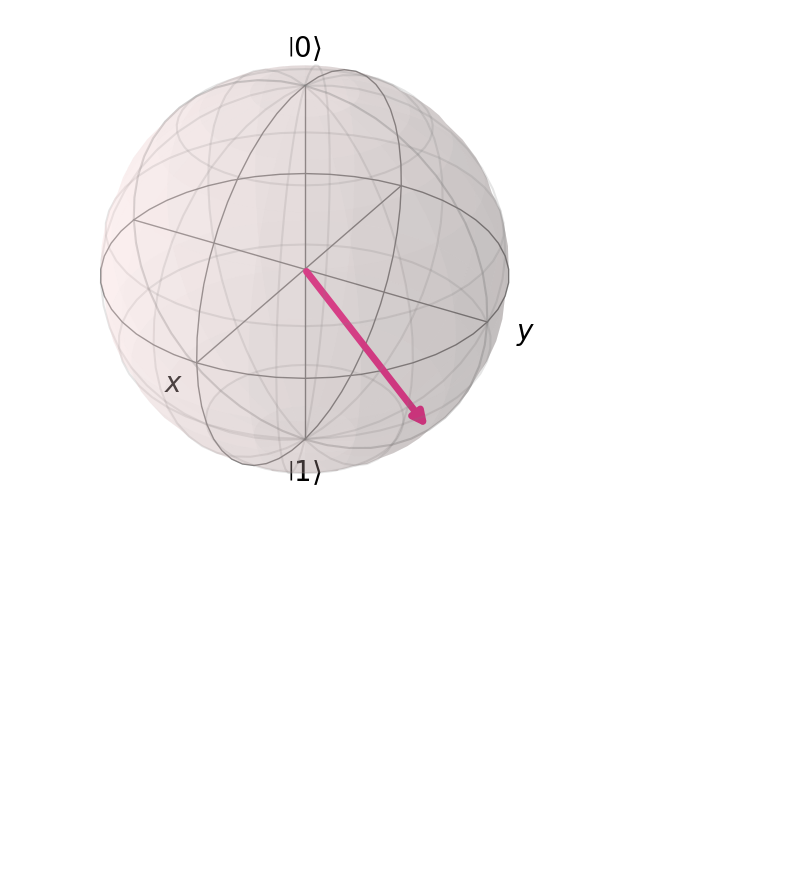
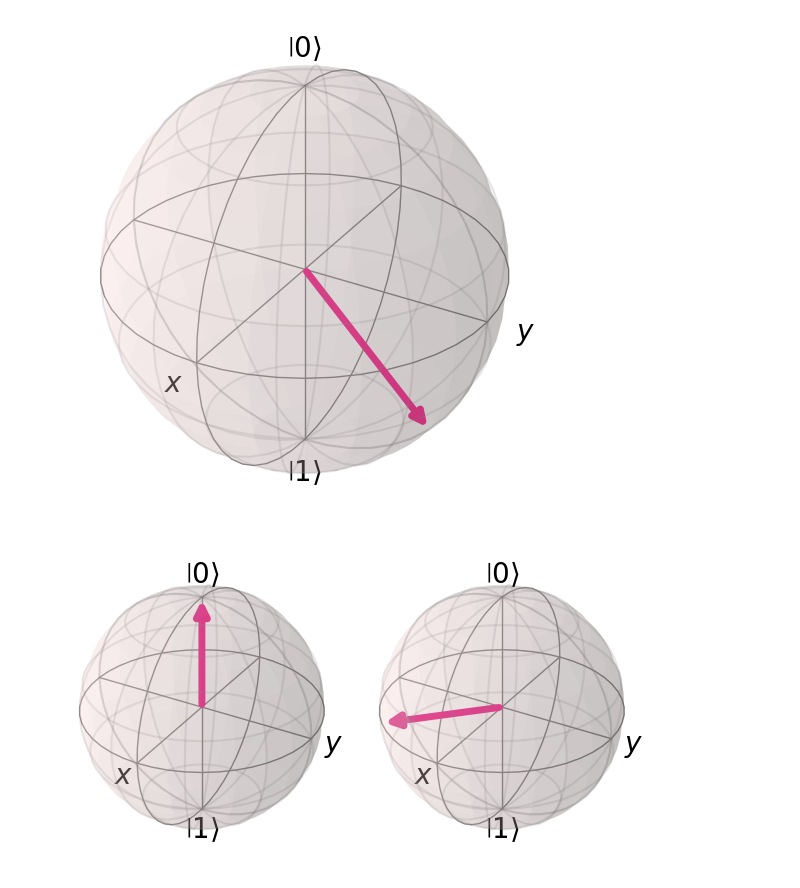
Before and after one commit to HRSAndrabi/IQC-A1, a Jupyter notebook: main.ipynb, the cells around one changed output. Drawn from its saved outputs; the diff is of its cells as text; code cells hidden in the pictures; blank space fills up the shorter version.

```diff
--- a/main.ipynb
+++ b/main.ipynb
@@ -13,3 +14,22 @@ fig.savefig("manuscript/graphics/q1a.pdf")
 plot_bloch_vector([1, np.pi*0.7498, -3*np.pi/2], coord_type="spherical")
 # %% [output]
 [figure]
+# %%
+fig = plt.figure(figsize = [6, 9])
+states = [
+    [1, 0, -1*np.pi/4],
+    [1, np.pi/2, -1*np.pi/4],
+]
+# Values are in fractions of figure width and height:
+positions = [
+    [0, 0],
+    [0.5, 0],
+]
+
+for m in range(len(states)):
+    ax = fig.add_axes([positions[m][0], positions[m][1], 0.5, 0.333], axes_class = Axes3D)
+    plot_bloch_vector(states[m], ax = ax, coord_type="spherical")
+
+# fig.savefig("manuscript/graphics/q1c-1.pdf")
+# %% [output]
+[figure, added]
```
Also changed, not shown: parts of 1 cell of this notebook, 11 other files.
